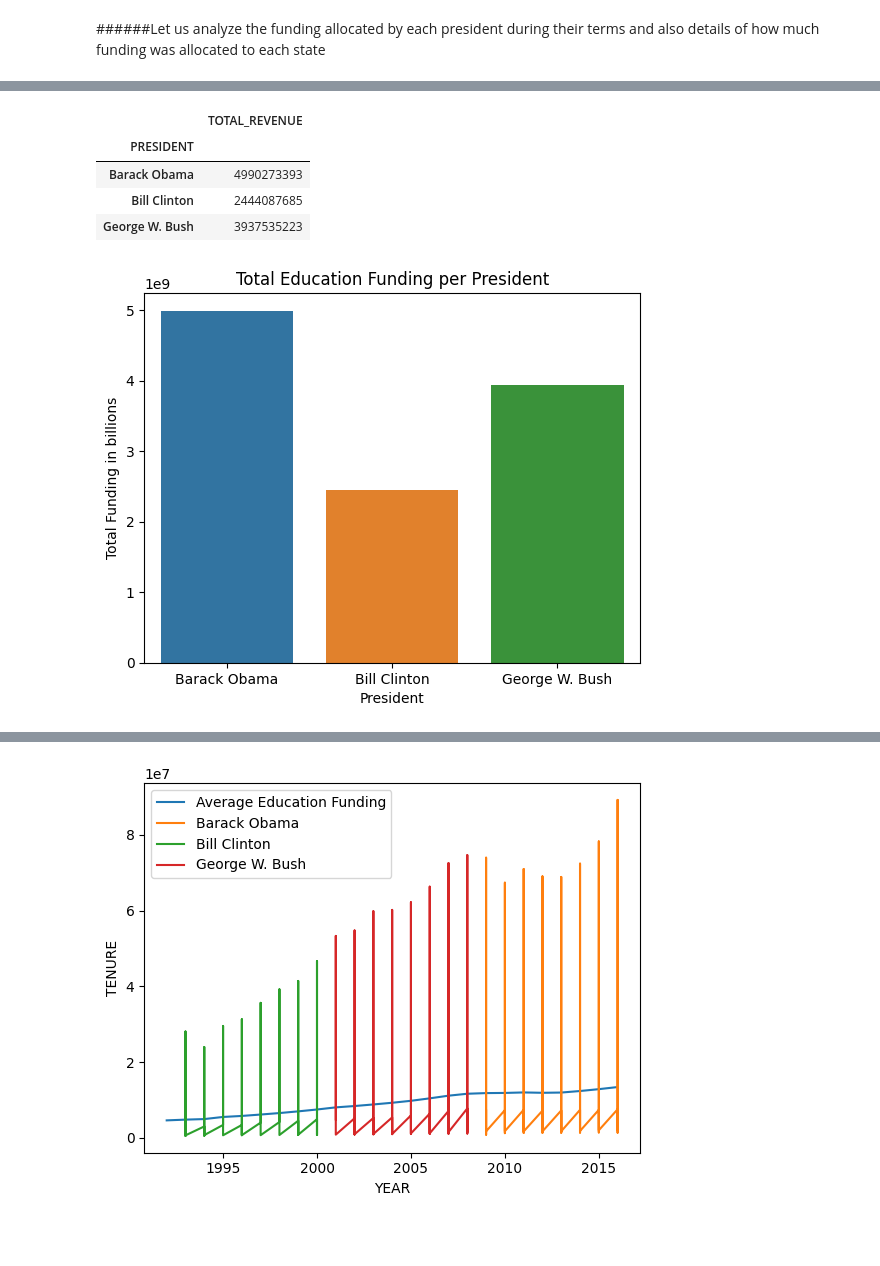
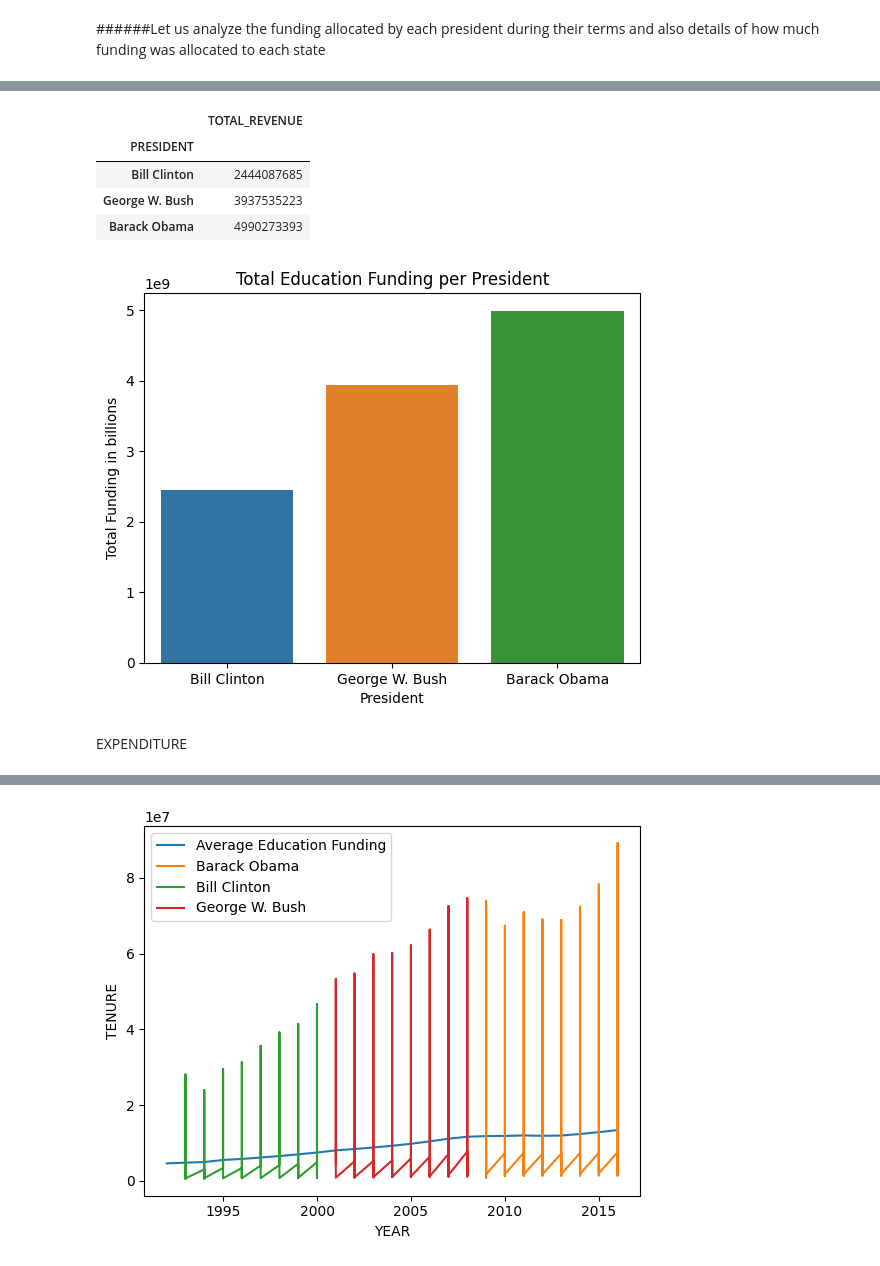
Before and after one commit to MeghanaSai74818/Data-Analysis, a Jupyter notebook: Education Funding Analysis/United_States_Educational_Finances_Analysis.ipynb, the cells around one changed output, grey strips where cells are left out. Saved outputs shown, nothing was run; the diff lists cells and outputs as text; code cells hidden in the pictures; blank space fills up the shorter version.

```diff
--- a/Education Funding Analysis/United_States_Educational_Finances_Analysis.ipynb
+++ b/Education Funding Analysis/United_States_Educational_Finances_Analysis.ipynb
@@ -190,0 +156,31 @@ See the caveats in the documentation: https://pandas.pydata.org/pandas-docs/stab
+# %%
+data_pr = data_states[['YEAR', 'STATE', 'TOTAL_REVENUE']]
+data_p = data_pr[data_pr['YEAR'].between(1993, 2016)].copy()
+president_order = ['Bill Clinton', 'George W. Bush', 'Barack Obama']
+
+PRESIDENT = []
+for y in data_p['YEAR']:
+    if y >= 1993 and y < 2001:
+        PRESIDENT.append('Bill Clinton')
+    elif y >= 2001 and y < 2009:
+        PRESIDENT.append('George W. Bush')
+    else:
+        PRESIDENT.append('Barack Obama')
+
+data_p['PRESIDENT'] = PRESIDENT
+data_p['PRESIDENT'] = pd.Categorical(data_p['PRESIDENT'], categories=president_order, ordered=True)
+data_grouped = data_p.groupby('PRESIDENT')['TOTAL_REVENUE'].sum().to_frame()
+data_grouped['FOLD_INCREASE'] = data_grouped['TOTAL_REVENUE'] / data_grouped['TOTAL_REVENUE'].shift(1)
+
+print("Total Revenue by Each President:")
+print(data_grouped)
+
+print("\nFold Increase from Earliest President to Second and Third President:")
+fold_increase_second = data_grouped.iloc[1]['FOLD_INCREASE']
+fold_increase_third = data_grouped.iloc[2]['FOLD_INCREASE']
+print(f"Fold Increase from Earliest to Second President: {fold_increase_second:.2f}")
+print(f"Fold Increase from Earliest to Third President: {fold_increase_third:.2f}")
+
+print("\nOverall Fold Increase from First President to Most Recent President:")
+overall_fold_increase = data_grouped['FOLD_INCREASE'].prod()
+print(f"Overall Fold Increase: {overall_fold_increase:.2f}")
@@ -191,17 +201,19 @@ See the caveats in the documentation: https://pandas.pydata.org/pandas-docs/stab
 # %%
-data_grouped = data_p.groupby('PRESIDENT')['TOTAL_REVENUE'].sum().to_frame()
-data_grouped
+data_grouped_p = data_p.groupby('PRESIDENT')['TOTAL_REVENUE'].sum().to_frame()
+data_grouped_p
 # %% [output]
 |  | TOTAL_REVENUE |
 | PRESIDENT |  |
-| Barack Obama | 4990273393 |
 | Bill Clinton | 2444087685 |
 | George W. Bush | 3937535223 |
+| Barack Obama | 4990273393 |
 # %%
-sns.barplot(data = data_grouped, x = data_grouped.index, y='TOTAL_REVENUE')
+sns.barplot(data = data_grouped_p, x = data_grouped.index, y='TOTAL_REVENUE')
 plt.title('Total Education Funding per President')
 plt.xlabel('President')
 plt.ylabel('Total Funding in billions')
 plt.show()
 # %% [output]
-[figure, old version]
+[figure, new version]
+# %% [markdown]
+EXPENDITURE
```
Also changed, not shown: parts of 15 cells of this notebook.
